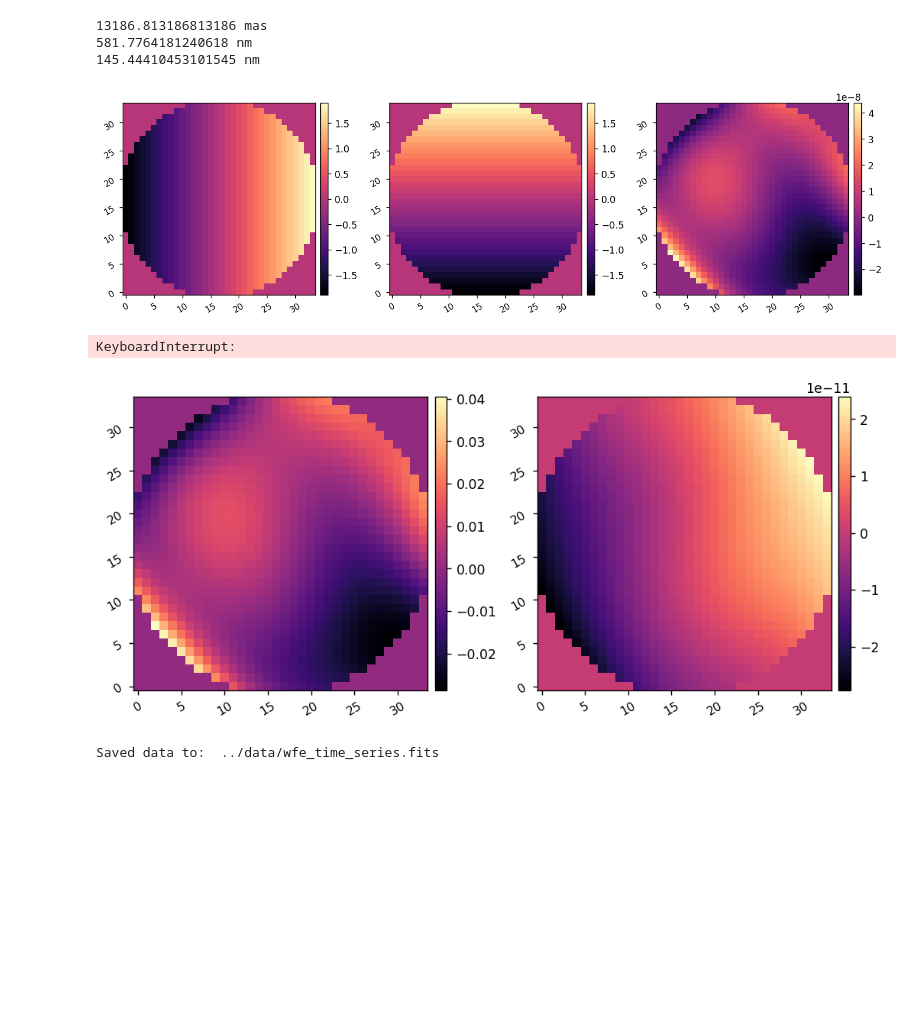
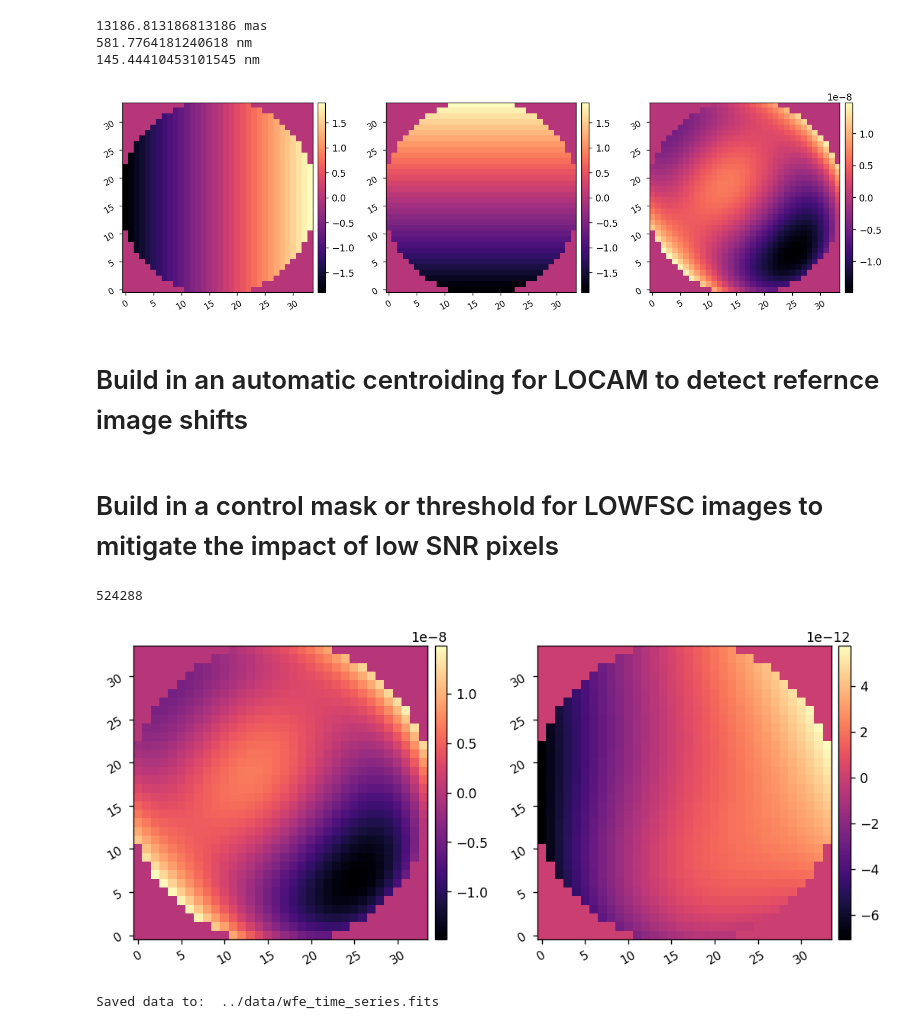
Before and after one commit to uasal/scoob-interface, a Jupyter notebook: notebooks/scoobi_demo_llowfsc.ipynb, the cells around one changed output. Saved outputs shown, nothing was run; the diff lists cells and outputs as text; code cells hidden in the pictures; blank space fills up the shorter version.

```diff
--- a/notebooks/scoobi_demo_llowfsc.ipynb
+++ b/notebooks/scoobi_demo_llowfsc.ipynb
@@ -58,16 +58,16 @@ Set the ZWO exposure time to 1.00e-03s
 # Aquire LLOWFSC reference image
 # %%
 I.x_shift_locam = 8
-I.y_shift_locam = 2
-I.Nframes_locam = 10
+I.y_shift_locam = 1
+I.Nframes_locam = 5
 
-I.att_ref = 5
-I.texp_locam_ref = 0.003
-I.gain_locam_ref = 1
+I.att_ref = 0
+I.texp_locam_ref = 0.0001
+I.gain_locam_ref = 120
 
-I.att = 5
-I.texp_locam = 0.003
-I.gain_locam = 1
+I.att = 0
+I.texp_locam = 0.0001
+I.gain_locam = 120
 I.return_ni_locam = True
 
 ref_im = I.stack_locam()
@@ -81,7 +81,7 @@ imshow2(I.dm_mask, I.dm_pupil_mask)
 # %% [output]
 [figure]
 # %%
-Nmodes = 20
+Nmodes = 9
 dm_zernikes = lina.utils.create_zernike_modes(I.dm_mask, nmodes=Nmodes, remove_modes=1)
 imshow1(dm_zernikes[2])
 # %% [output]
@@ -156,7 +154,8 @@ print(tt_at_dm_pupil_rms.to(u.nm))
 145.44410453101545 nm
 # %%
 # wfe_modes_rms = np.array([100e-9]*2)
-wfe_modes_rms = np.array([10e-9]*2 + [5e-9]*3 + [2.5e-9]*4 + [1e-9]*11)
+wfe_modes_rms = np.array([10e-9]*2 + [5e-9]*3 + [2.5e-9]*6) / 2
+# wfe_modes_rms = np.array([10e-9]*2 + [5e-9]*3 + [2.5e-9]*4 + [1e-9]*11)
 N_wfe_modes = len(wfe_modes_rms)
 wfe_modes = lina.utils.create_zernike_modes(I.dm_mask, nmodes=N_wfe_modes, remove_modes=1)
 
@@ -180,19 +179,28 @@ i = 0
 lo_wfe = wfe_modes.reshape(N_wfe_modes, I.Nact**2).T.dot(wfe_time_series[1:,i]).reshape(I.Nact, I.Nact)
 imshow3(wfe_modes[0], wfe_modes[1], lo_wfe)
 # %% [output]
-[figure, old version]
+[figure, new version]
+# %% [markdown]
+# Build in an automatic centroiding for LOCAM to detect refernce image shifts
+# %% [markdown]
+# Build in a control mask or threshold for LOWFSC images to mitigate the impact of low SNR pixels
 # %%
 N = len(wfe_time_series[0])
+wfe_time_series = xp.array(wfe_time_series)
 wfe_cube = xp.zeros((N, I.Nact, I.Nact))
 for i in range(N):
     wfe_cube[i] = wfe_modes.reshape(N_wfe_modes, I.Nact**2).T.dot(wfe_time_series[1:,i]).reshape(I.Nact, I.Nact)
+    if i//N==1/4 or i//N==1/2 or i//N==3/4:
+        print(i)
-# %% [output]
-KeyboardInterrupt:
+# %%
+N
+# %% [output]
+524288
 # %%
-i = 200
-imshow2(wfe_cube[i]*1e6, wfe_cube[i+1] - wfe_cube[i])
+i = N-2
+imshow2(wfe_cube[i], wfe_cube[i+1] - wfe_cube[i])
 # %% [output]
-[figure, old version]
+[figure, new version]
 # %%
 utils.save_fits('../data/wfe_time_series.fits', wfe_cube*1e6)
 # %% [output]
```
Also changed, not shown: parts of 13 cells of this notebook, 2 other files.
